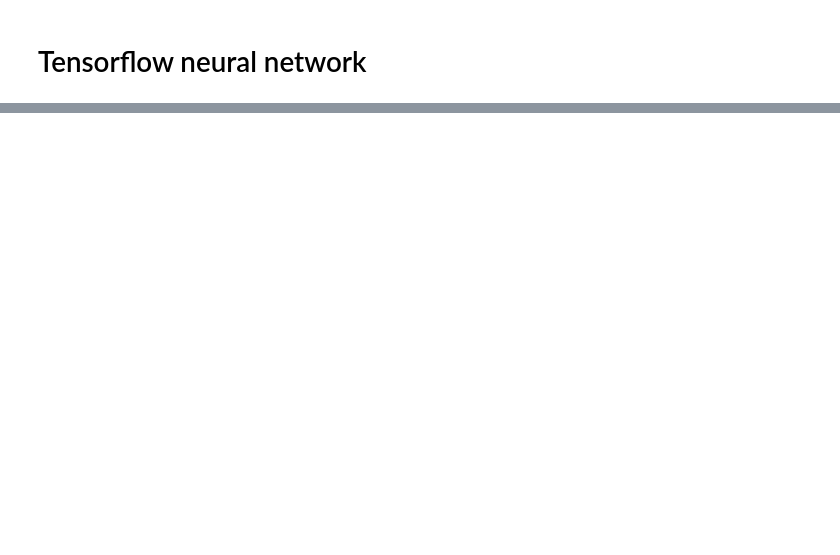
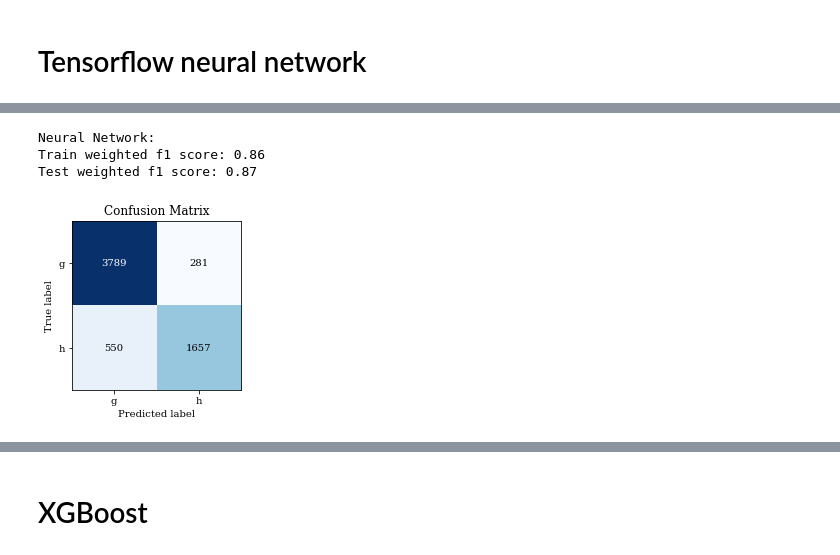
Before and after one commit to liseanh/FYS-STK4155-project3, a Jupyter notebook: Exploring data.ipynb, the cells around one changed output, grey strips where cells are left out. Drawn from its saved outputs; the diff is of its cells as text; code cells hidden in the pictures; blank space fills up the shorter version.

```diff
--- a/Exploring data.ipynb
+++ b/Exploring data.ipynb
@@ -191,10 +177,10 @@ print(y_validation.shape, y_train_split.shape, X_validation.shape, X_train_split
 # %%
 model = tf.keras.models.Sequential(
     [
-        tf.keras.layers.Dense(200, activation="relu"),
-        tf.keras.layers.Dropout(0.2),
-        tf.keras.layers.Dense(100, activation="relu"),
-        tf.keras.layers.Dropout(0.2),
+        tf.keras.layers.Dense(10, activation="relu"),
+        tf.keras.layers.Dropout(0.1),
+        tf.keras.layers.Dense(5, activation="relu"),
+        tf.keras.layers.Dropout(0.1),
         tf.keras.layers.Dense(2, activation="softmax"),
     ]
 )
@@ -205,8 +191,9 @@ model.compile(
 model.fit(
     X_train_split,
     y_train_split,
-    epochs=50,
-    batch_size=200,
+    epochs=100,
+    batch_size=32,
     validation_data=(X_validation, y_validation),
+    verbose=0,
 )
 # %% [output]
@@ -247,0 +202,43 @@ plt.xlim([-0.5, 1.5])
+# %%
+y_pred_train_nn = model.predict_classes(X_train.to_numpy()).reshape(-1, 1)
+y_pred_train_nn = np.append(y_pred_train_nn == 0, y_pred_train_nn == 1, axis=1).astype(
+    np.int
+)
+
+y_pred_test_nn = model.predict_classes(X_test.to_numpy()).reshape(-1, 1)
+y_pred_test_nn = np.append(y_pred_test_nn == 0, y_pred_test_nn == 1, axis=1).astype(
+    np.int
+)
+
+f1_score_weighted_train = sklme.f1_score(
+    y_true=y_train, y_pred=y_pred_train_nn, average="weighted"
+)
+
+f1_score_weighted_test = sklme.f1_score(
+    y_true=y_test, y_pred=y_pred_test_nn, average="weighted"
+)
+
+print("Neural Network:")
+print(f"Train weighted f1 score: {f1_score_weighted_train:.2f}")
+print(f"Test weighted f1 score: {f1_score_weighted_test:.2f}")
+
+
+fig, ax = plt.subplots(figsize=[3.01682, 3.01682])
+sklplt.metrics.plot_confusion_matrix(
+    encoder.inverse_transform(y_test.to_numpy()),
+    encoder.inverse_transform(y_pred_test_nn),
+    ax=ax,
+)
+ax.set_ylim([1.5, -0.5])
+ax.set_xlim([-0.5, 1.5])
+im = ax.images
+cb = im[-1].colorbar
+cb.remove()
+fig.tight_layout()
+fig.savefig("doc/figures/nn_confusion_matrix.pdf", dpi=1000)
+plt.show()
+# %% [output]
+Neural Network:
+Train weighted f1 score: 0.86
+Test weighted f1 score: 0.87
+[figure, added]
@@ -247,0 +246,2 @@ plt.xlim([-0.5, 1.5])
+# %% [markdown]
+# XGBoost
```
Also changed, not shown: parts of 8 cells of this notebook.
